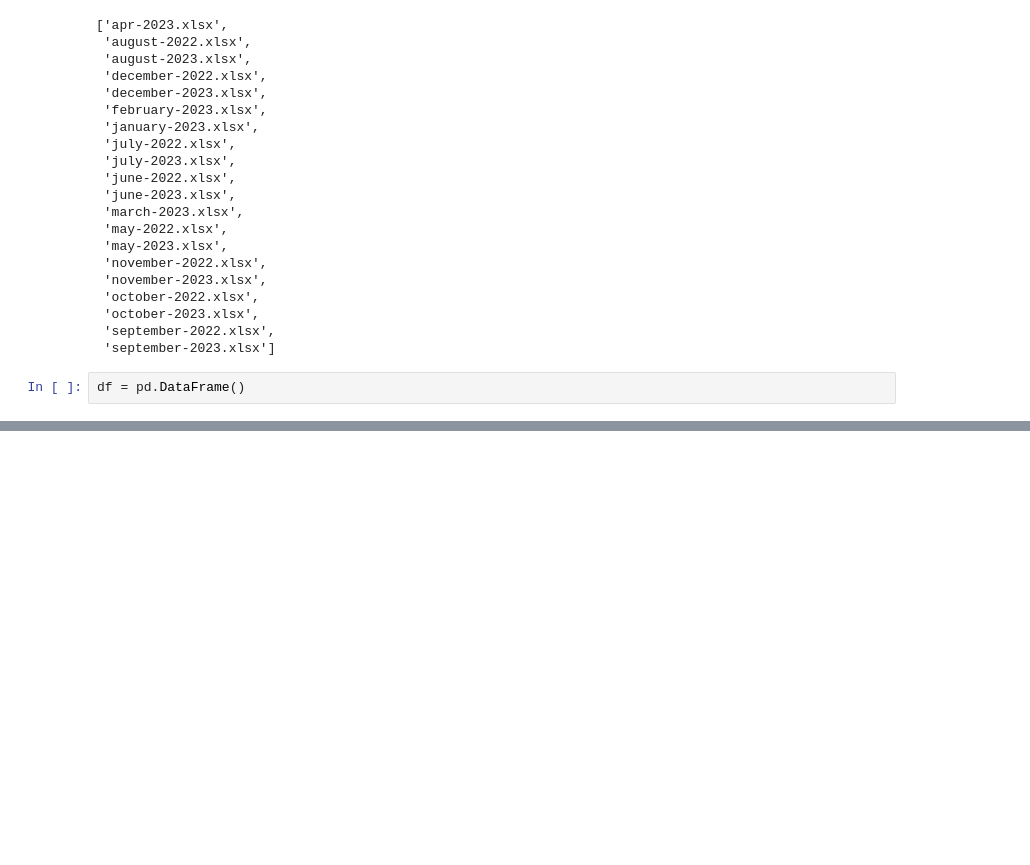
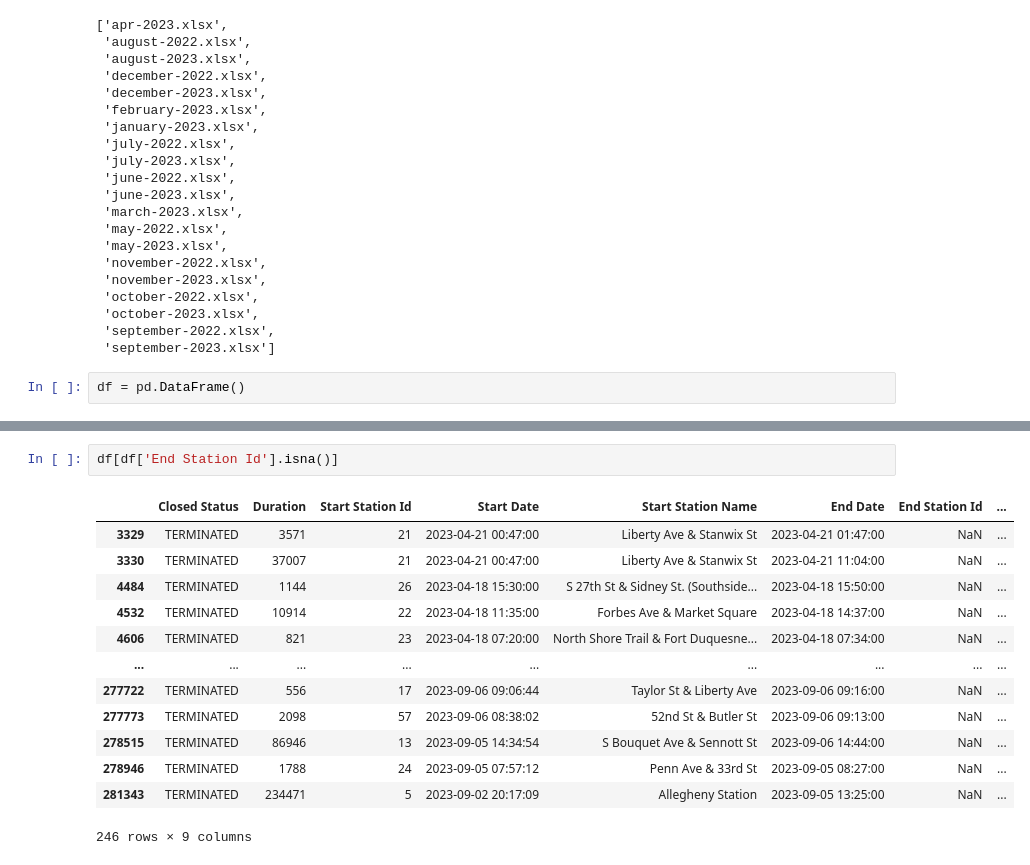
Before and after one commit to BenWSingleton/POGOH_Analysis, a Jupyter notebook: data_ingestion.ipynb, the cells around one changed output, grey strips where cells are left out. Cells and saved outputs as stored; diff of their text form; blank space fills up the shorter version.

```diff
--- a/data_ingestion.ipynb
+++ b/data_ingestion.ipynb
@@ -40,0 +92,16 @@ for f in files:
+# %%
+df[df['End Station Id'].isna()]
+# %% [output]
+|  | Closed Status | Duration | Start Station Id | Start Date | Start Station Name | End Date | End Station Id | ... |
+| 3329 | TERMINATED | 3571 | 21 | 2023-04-21 00:47:00 | Liberty Ave & Stanwix St | 2023-04-21 01:47:00 | NaN | ... |
+| 3330 | TERMINATED | 37007 | 21 | 2023-04-21 00:47:00 | Liberty Ave & Stanwix St | 2023-04-21 11:04:00 | NaN | ... |
+| 4484 | TERMINATED | 1144 | 26 | 2023-04-18 15:30:00 | S 27th St & Sidney St. (Southside... | 2023-04-18 15:50:00 | NaN | ... |
+| 4532 | TERMINATED | 10914 | 22 | 2023-04-18 11:35:00 | Forbes Ave & Market Square | 2023-04-18 14:37:00 | NaN | ... |
+| 4606 | TERMINATED | 821 | 23 | 2023-04-18 07:20:00 | North Shore Trail & Fort Duquesne... | 2023-04-18 07:34:00 | NaN | ... |
+| ... | ... | ... | ... | ... | ... | ... | ... | ... |
+| 277722 | TERMINATED | 556 | 17 | 2023-09-06 09:06:44 | Taylor St & Liberty Ave | 2023-09-06 09:16:00 | NaN | ... |
+| 277773 | TERMINATED | 2098 | 57 | 2023-09-06 08:38:02 | 52nd St & Butler St | 2023-09-06 09:13:00 | NaN | ... |
+| 278515 | TERMINATED | 86946 | 13 | 2023-09-05 14:34:54 | S Bouquet Ave & Sennott St | 2023-09-06 14:44:00 | NaN | ... |
+| 278946 | TERMINATED | 1788 | 24 | 2023-09-05 07:57:12 | Penn Ave & 33rd St | 2023-09-05 08:27:00 | NaN | ... |
+| 281343 | TERMINATED | 234471 | 5 | 2023-09-02 20:17:09 | Allegheny Station | 2023-09-05 13:25:00 | NaN | ... |
+246 rows × 9 columns
```
Also changed, not shown: parts of 27 cells of this notebook, 45 other files.
